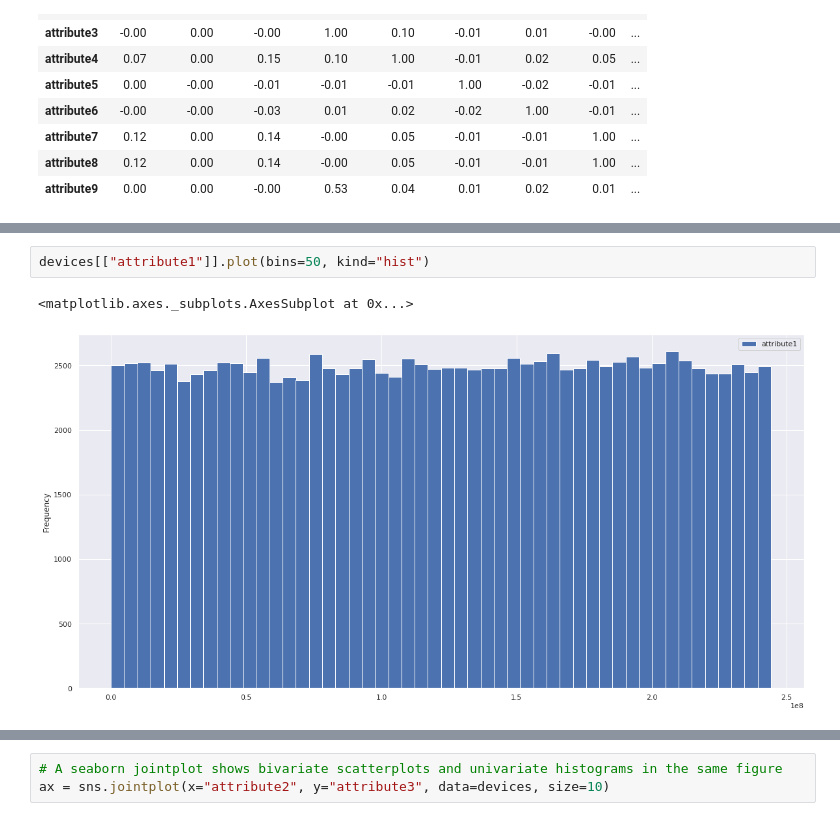
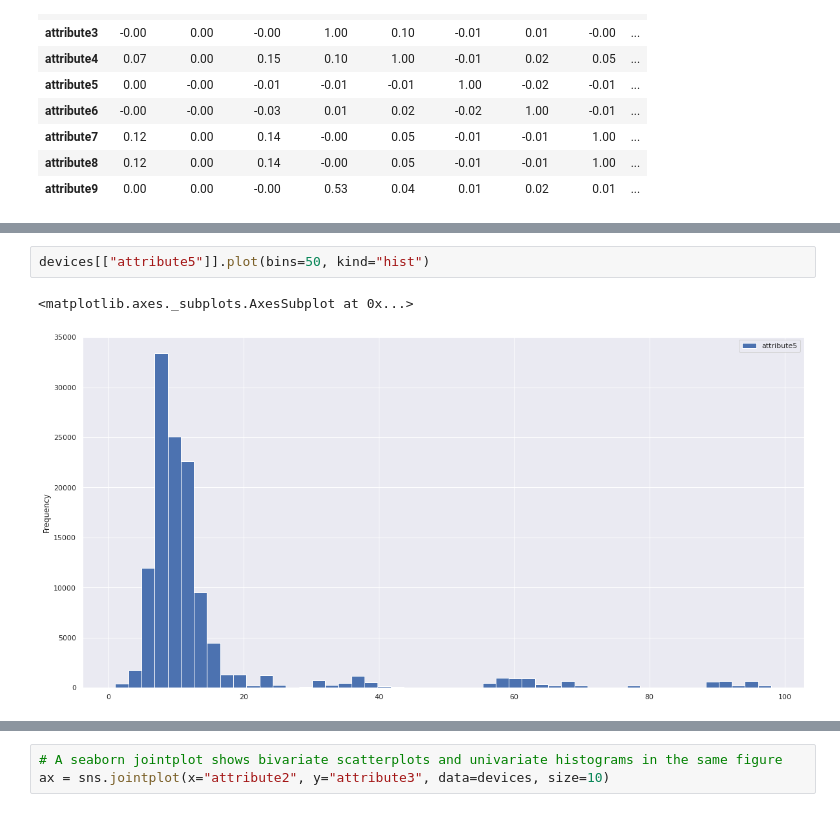
Before and after one commit to qSergio/rare_anomaly, a Jupyter notebook: anomalia/Work Sample.ipynb, the cells around one changed output, grey strips where cells are left out. Drawn from its saved outputs; the diff is of its cells as text.

```diff
--- a/anomalia/primer_acercamiento.ipynb
+++ b/anomalia/Work Sample.ipynb
@@ -147,5 +201,5 @@ corr.style.background_gradient(cmap='coolwarm').set_precision(2)
 # %%
-devices[["attribute1"]].plot(bins=50, kind="hist")
+devices[["attribute5"]].plot(bins=50, kind="hist")
 # %% [output]
 <matplotlib.axes._subplots.AxesSubplot at 0x...>
-[figure, old version]
+[figure, new version]
```
Also changed, not shown: parts of 17 cells of this notebook.
